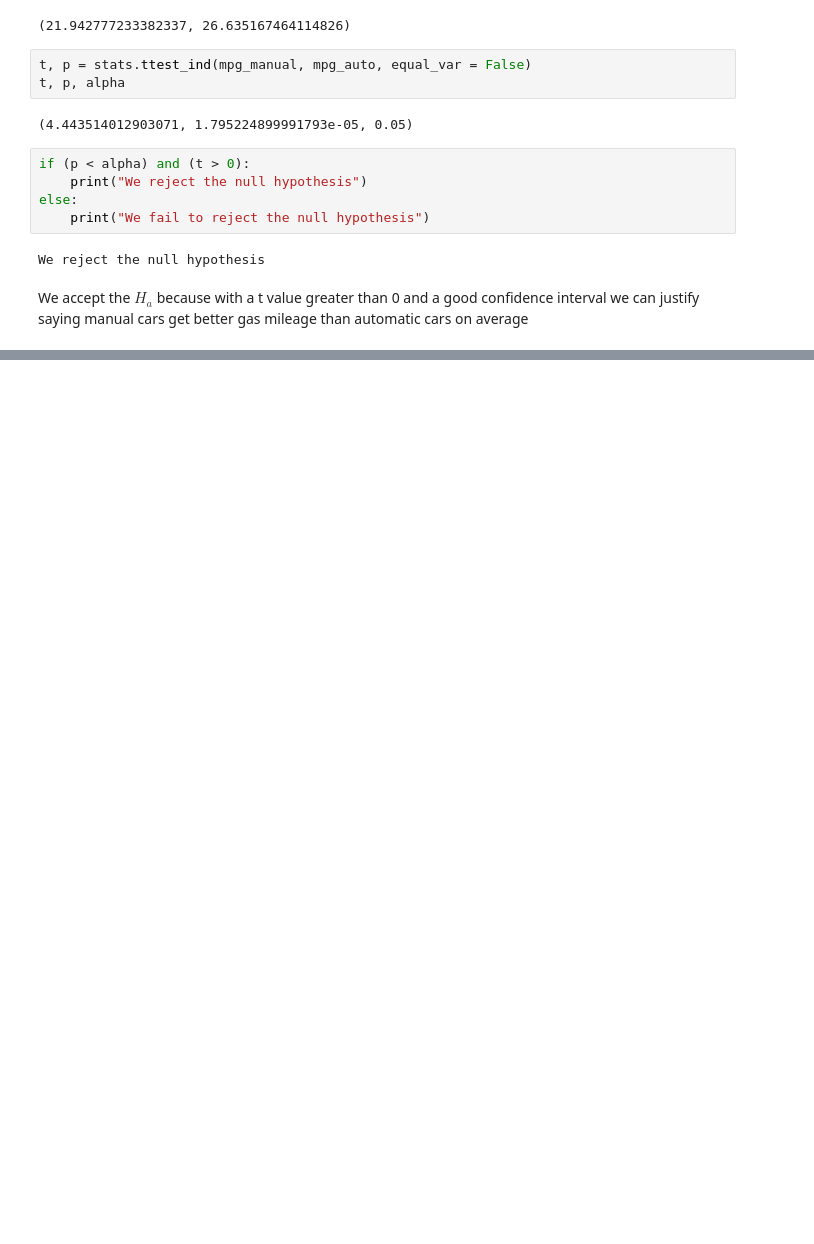
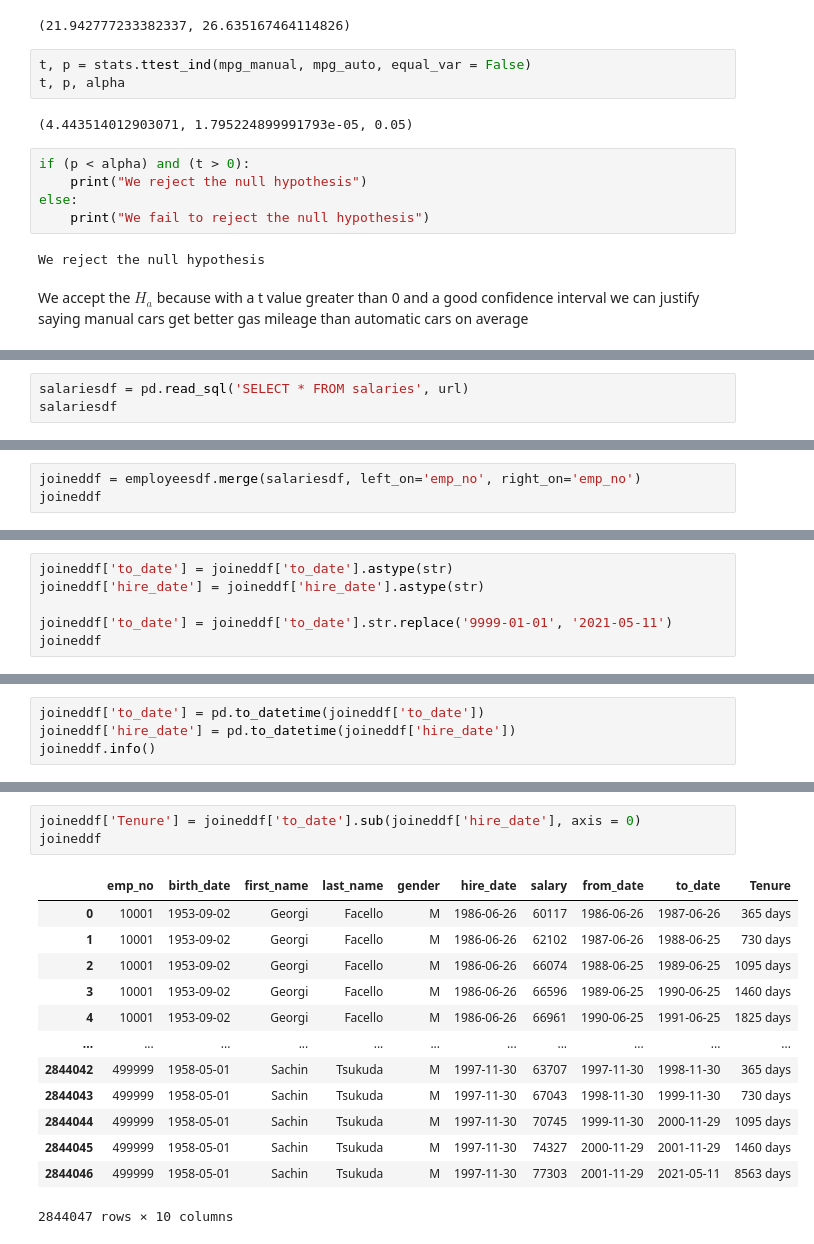
Before and after one commit to ForrestMccrosky/statistics-exercises, a Jupyter notebook: hypothesis_testing.ipynb, the cells around one changed output, grey strips where cells are left out. Drawn from its saved outputs; the diff is of its cells as text; blank space fills up the shorter version.

```diff
--- a/hypothesis_testing.ipynb
+++ b/hypothesis_testing.ipynb
@@ -305,0 +478,3 @@ We accept the $H_a$ because with a t value greater than 0 and a good confidence
+# %%
+salariesdf = pd.read_sql('SELECT * FROM salaries', url)
+salariesdf
@@ -305,0 +495,3 @@ We accept the $H_a$ because with a t value greater than 0 and a good confidence
+# %%
+joineddf = employeesdf.merge(salariesdf, left_on='emp_no', right_on='emp_no')
+joineddf
@@ -305,0 +546,6 @@ We accept the $H_a$ because with a t value greater than 0 and a good confidence
+# %%
+joineddf['to_date'] = joineddf['to_date'].astype(str)
+joineddf['hire_date'] = joineddf['hire_date'].astype(str)
+
+joineddf['to_date'] = joineddf['to_date'].str.replace('9999-01-01', '2021-05-11')
+joineddf
@@ -305,0 +566,4 @@ We accept the $H_a$ because with a t value greater than 0 and a good confidence
+# %%
+joineddf['to_date'] = pd.to_datetime(joineddf['to_date'])
+joineddf['hire_date'] = pd.to_datetime(joineddf['hire_date'])
+joineddf.info()
@@ -305,0 +587,17 @@ We accept the $H_a$ because with a t value greater than 0 and a good confidence
+# %%
+joineddf['Tenure'] = joineddf['to_date'].sub(joineddf['hire_date'], axis = 0)
+joineddf
+# %% [output]
+|  | emp_no | birth_date | first_name | last_name | gender | hire_date | salary | from_date | to_date | Tenure |
+| 0 | 10001 | 1953-09-02 | Georgi | Facello | M | 1986-06-26 | 60117 | 1986-06-26 | 1987-06-26 | 365 days |
+| 1 | 10001 | 1953-09-02 | Georgi | Facello | M | 1986-06-26 | 62102 | 1987-06-26 | 1988-06-25 | 730 days |
+| 2 | 10001 | 1953-09-02 | Georgi | Facello | M | 1986-06-26 | 66074 | 1988-06-25 | 1989-06-25 | 1095 days |
+| 3 | 10001 | 1953-09-02 | Georgi | Facello | M | 1986-06-26 | 66596 | 1989-06-25 | 1990-06-25 | 1460 days |
+| 4 | 10001 | 1953-09-02 | Georgi | Facello | M | 1986-06-26 | 66961 | 1990-06-25 | 1991-06-25 | 1825 days |
+| ... | ... | ... | ... | ... | ... | ... | ... | ... | ... | ... |
+| 2844042 | 499999 | 1958-05-01 | Sachin | Tsukuda | M | 1997-11-30 | 63707 | 1997-11-30 | 1998-11-30 | 365 days |
+| 2844043 | 499999 | 1958-05-01 | Sachin | Tsukuda | M | 1997-11-30 | 67043 | 1998-11-30 | 1999-11-30 | 730 days |
+| 2844044 | 499999 | 1958-05-01 | Sachin | Tsukuda | M | 1997-11-30 | 70745 | 1999-11-30 | 2000-11-29 | 1095 days |
+| 2844045 | 499999 | 1958-05-01 | Sachin | Tsukuda | M | 1997-11-30 | 74327 | 2000-11-29 | 2001-11-29 | 1460 days |
+| 2844046 | 499999 | 1958-05-01 | Sachin | Tsukuda | M | 1997-11-30 | 77303 | 2001-11-29 | 2021-05-11 | 8563 days |
+2844047 rows × 10 columns
```
Also changed, not shown: parts of 41 cells of this notebook.
